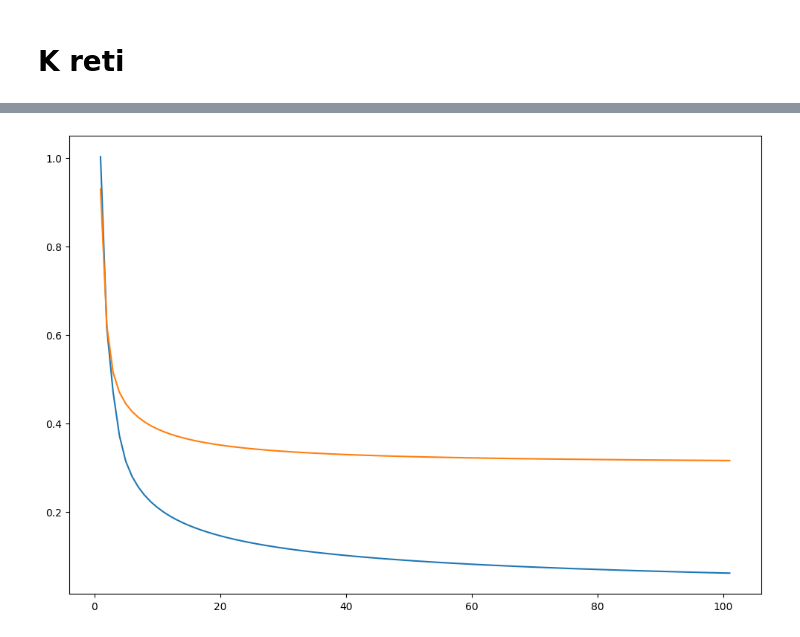
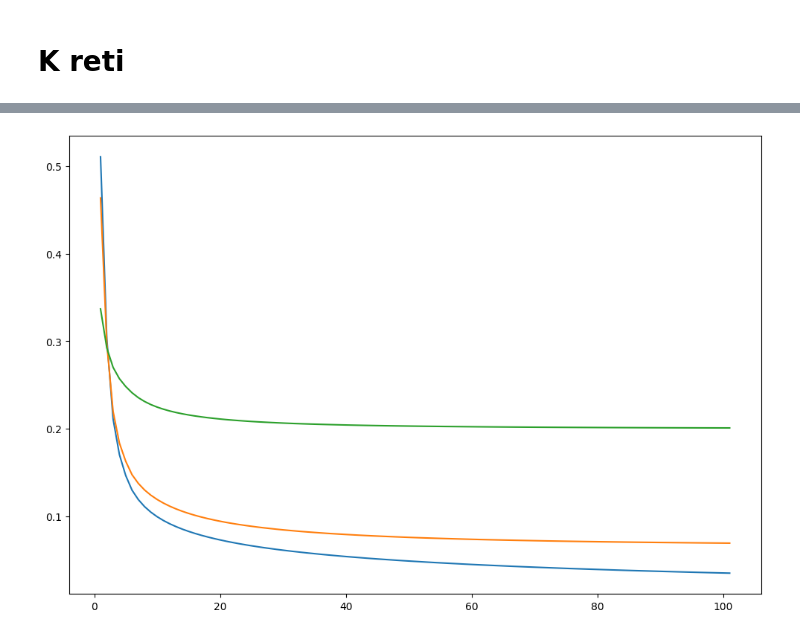
Before and after one commit to Finardi-FS/Neural-Shrimps, a Jupyter notebook: Neural_Network/NN_TrafficProject.ipynb, the cells around one changed output, grey strips where cells are left out. Cells and saved outputs as stored; diff of their text form; code cells hidden in the pictures.

Commit message:
Testing esterno per epochs

```diff
--- a/Neural_Network/NN_TrafficProject.ipynb
+++ b/Neural_Network/NN_TrafficProject.ipynb
@@ -413,7 +413,7 @@ FP          :  0.0
 # %%
 pd.options.display.float_format = None
 
-K = 2
+K = 6
 weights         = 2 * np.random.rand(K, len(data_int[0])) - 1
 correct_outputs = labels_int
 epochs        	= 100
@@ -452,38 +452,50 @@ for ind in range(K):
 	results_tr[ind] = NN.training(
 								weights 		= weights[ind, :],
 							   	inputs 			= sq_tr_data,
 							   	correct_outputs = train_labels,
 							   	epochs 			= epochs,
 							   	LR 				= LR
 								)
 
 	P = results_tr[ind]['P']
 	E = results_tr[ind]['E']
-	avg_tr += np.sum(2 * np.abs(P - E), axis = 0) / (len(P[:, 0]) * K)
+	avg_tr += np.sum(np.abs(P - E), axis = 0) / (len(P[:, 0]) * K)
 
 
 
 	# TESTING phase
 	results_te[ind] = NN.trend_over_epochs(
 										inputs = test_data,
 										correct_outputs = test_labels,
 										weights_per_epoch = results_tr[ind]['container_weights']
 										)
 	P = results_te[ind]['P']
 	E = results_te[ind]['E']
-	avg_te += np.sum(2 * np.abs(P - E), axis = 0) / (len(P[:, 0]) * K)
+	avg_te += np.sum(np.abs(P - E), axis = 0) / (len(P[:, 0]) * K)
 
 # TESTING esterno
+results_ext_te = NN.trend_over_epochs(
+									inputs = data_ext,
+									correct_outputs = labels_ext,
+									weights_per_epoch = results_tr[ind]['container_weights']
+									)
+P = results_ext_te['P']
+E = results_ext_te['E']
+avg_ext_te = np.sum(np.abs(P - E), axis = 0) / len(P[:, 0])
+
+
+
 c_w = results_tr[1]['container_weights']
 # P = results_tr[1]['P'][0]
 # E = results_tr[1]['E'][0]
 
 plt.figure(figsize=(12, 8))
-plt.plot(np.arange(1, len(c_w)+1), avg_tr)
-plt.plot(np.arange(1, len(c_w)+1), avg_te)
+plt.plot(np.arange(1, len(c_w)+1), avg_tr, label = 'Avg training')
+plt.plot(np.arange(1, len(c_w)+1), avg_te, label = 'Avg internal testing')
+plt.plot(np.arange(1, len(c_w)+1), avg_ext_te, label = 'Avg external testing')
 plt.show()
 # %% [output]
-[figure, old version]
+[figure, new version]
 # %%
 # c_w = results_tr[0]['container_weights']
 
```
Also changed, not shown: parts of 4 cells of this notebook.
